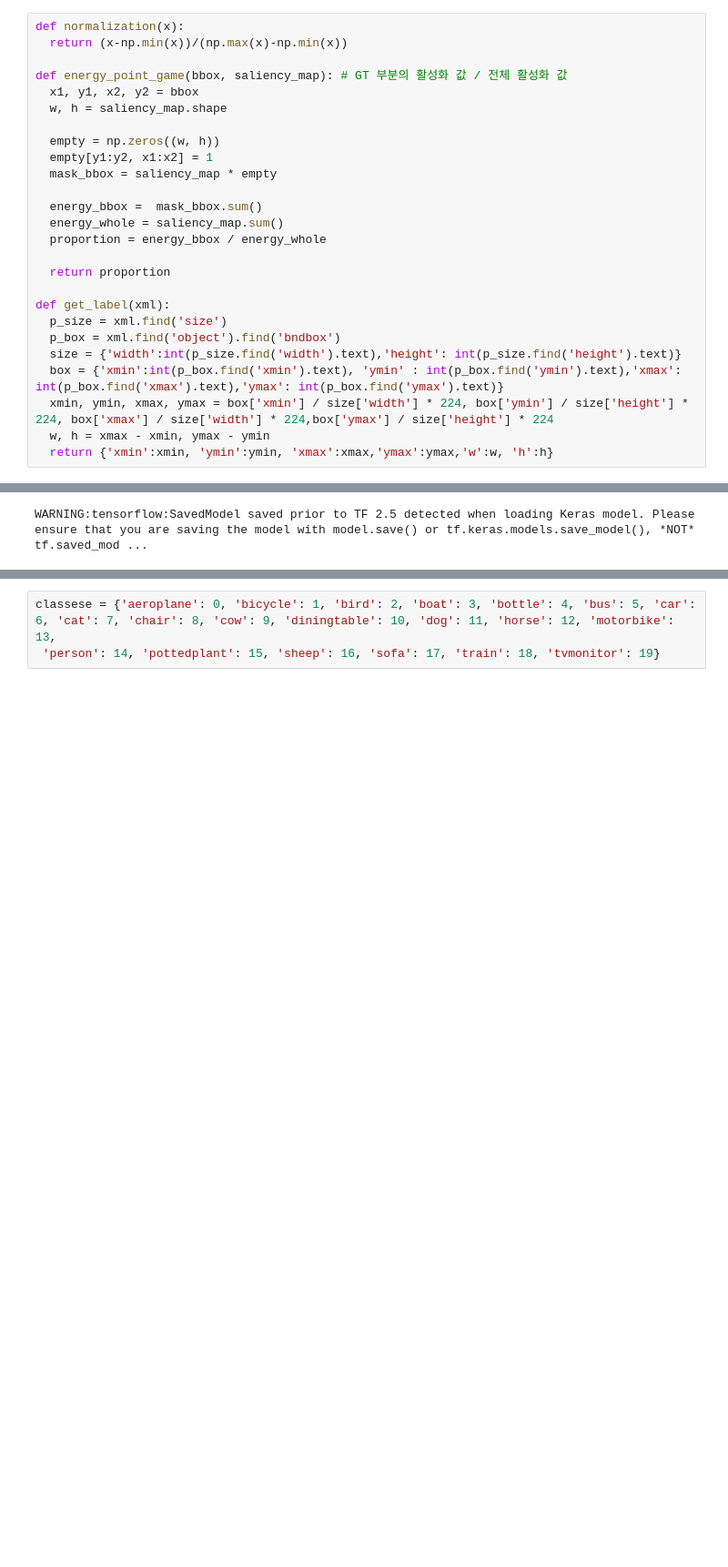
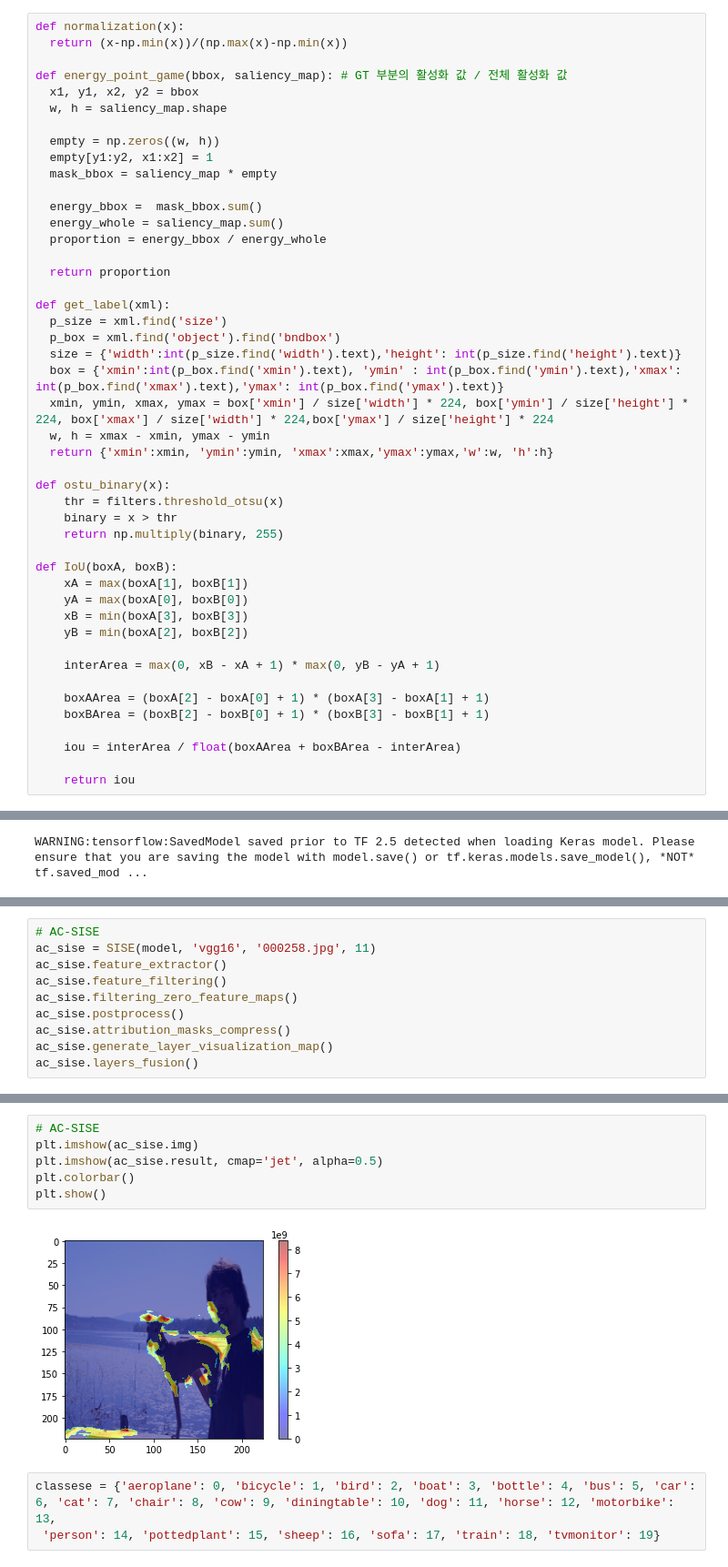
Before and after one commit to kyh980909/AC-SISE, a Jupyter notebook: SISE.ipynb, the cells around one changed output, grey strips where cells are left out. Shown at 91% size. Drawn from its saved outputs; the diff is of its cells as text; blank space fills up the shorter version.

```diff
--- a/SISE.ipynb
+++ b/SISE.ipynb
@@ -54,6 +54,26 @@ def get_label(xml):
   xmin, ymin, xmax, ymax = box['xmin'] / size['width'] * 224, box['ymin'] / size['height'] * 224, box['xmax'] / size['width'] * 224,box['ymax'] / size['height'] * 224
   w, h = xmax - xmin, ymax - ymin
   return {'xmin':xmin, 'ymin':ymin, 'xmax':xmax,'ymax':ymax,'w':w, 'h':h}
+
+def ostu_binary(x):
+    thr = filters.threshold_otsu(x)
+    binary = x > thr
+    return np.multiply(binary, 255)
+
+def IoU(boxA, boxB):
+    xA = max(boxA[1], boxB[1])
+    yA = max(boxA[0], boxB[0])
+    xB = min(boxA[3], boxB[3])
+    yB = min(boxA[2], boxB[2])
+
+    interArea = max(0, xB - xA + 1) * max(0, yB - yA + 1)
+
+    boxAArea = (boxA[2] - boxA[0] + 1) * (boxA[3] - boxA[1] + 1)
+    boxBArea = (boxB[2] - boxB[0] + 1) * (boxB[3] - boxB[1] + 1)
+
+    iou = interArea / float(boxAArea + boxBArea - interArea)
+
+    return iou
 # %%
 class SISE():
     def __init__(self, model, model_name, img_path, class_idx) -> None:
@@ -182,3 +358,13 @@ plt.colorbar()
 plt.show()
 # %% [output]
 [figure]
+# %%
+# AC-SISE
+ac_sise = SISE(model, 'vgg16', '000258.jpg', 11)
+ac_sise.feature_extractor()
+ac_sise.feature_filtering()
+ac_sise.filtering_zero_feature_maps()
+ac_sise.postprocess()
+ac_sise.attribution_masks_compress()
+ac_sise.generate_layer_visualization_map()
+ac_sise.layers_fusion()
@@ -185,3 +388,11 @@ plt.show()
+# %%
+# AC-SISE
+plt.imshow(ac_sise.img)
+plt.imshow(ac_sise.result, cmap='jet', alpha=0.5)
+plt.colorbar()
+plt.show()
+# %% [output]
+[figure, added]
 # %%
 classese = {'aeroplane': 0, 'bicycle': 1, 'bird': 2, 'boat': 3, 'bottle': 4, 'bus': 5, 'car': 6, 'cat': 7, 'chair': 8, 'cow': 9, 'diningtable': 10, 'dog': 11, 'horse': 12, 'motorbike': 13,
  'person': 14, 'pottedplant': 15, 'sheep': 16, 'sofa': 17, 'train': 18, 'tvmonitor': 19}
```
Also changed, not shown: parts of 4 cells of this notebook, 3 other files.
